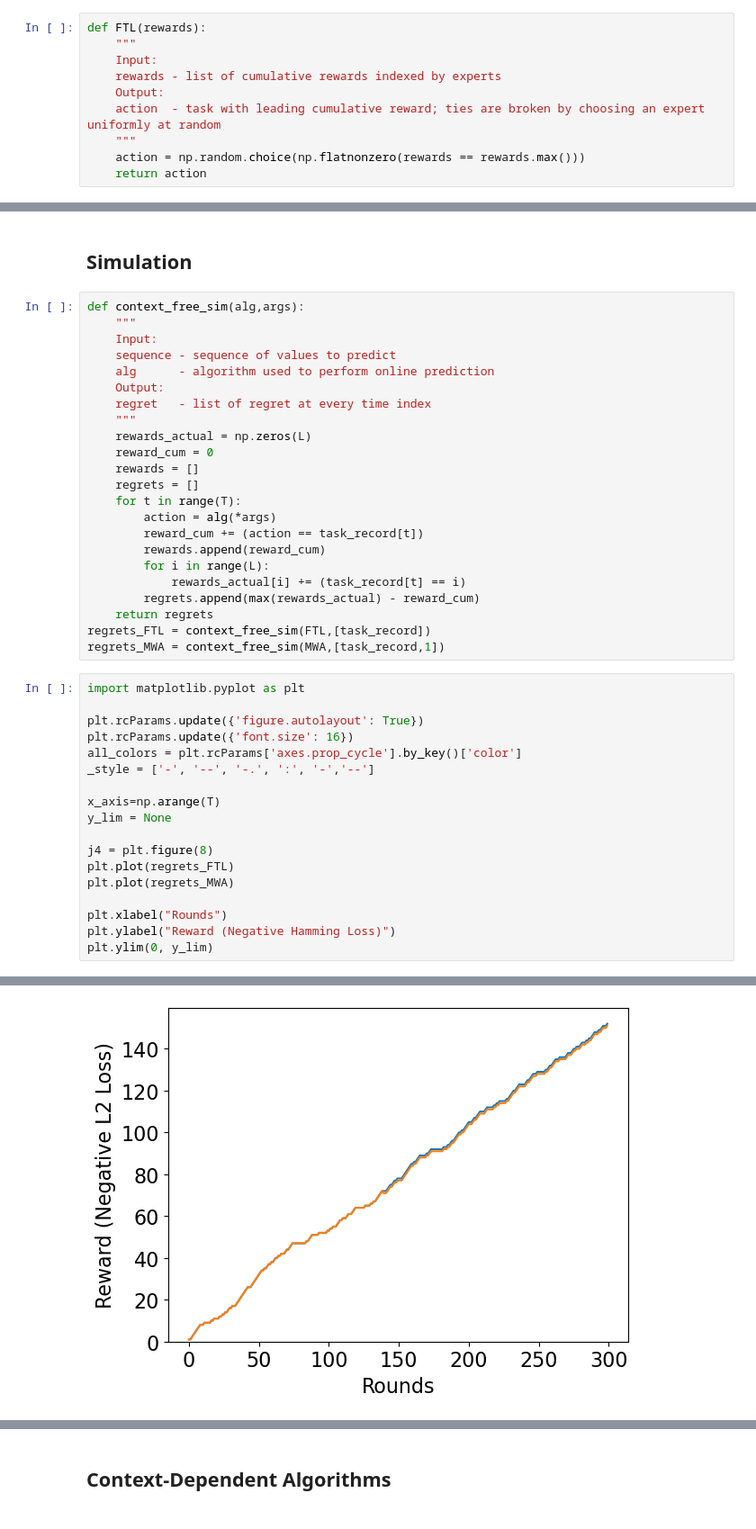
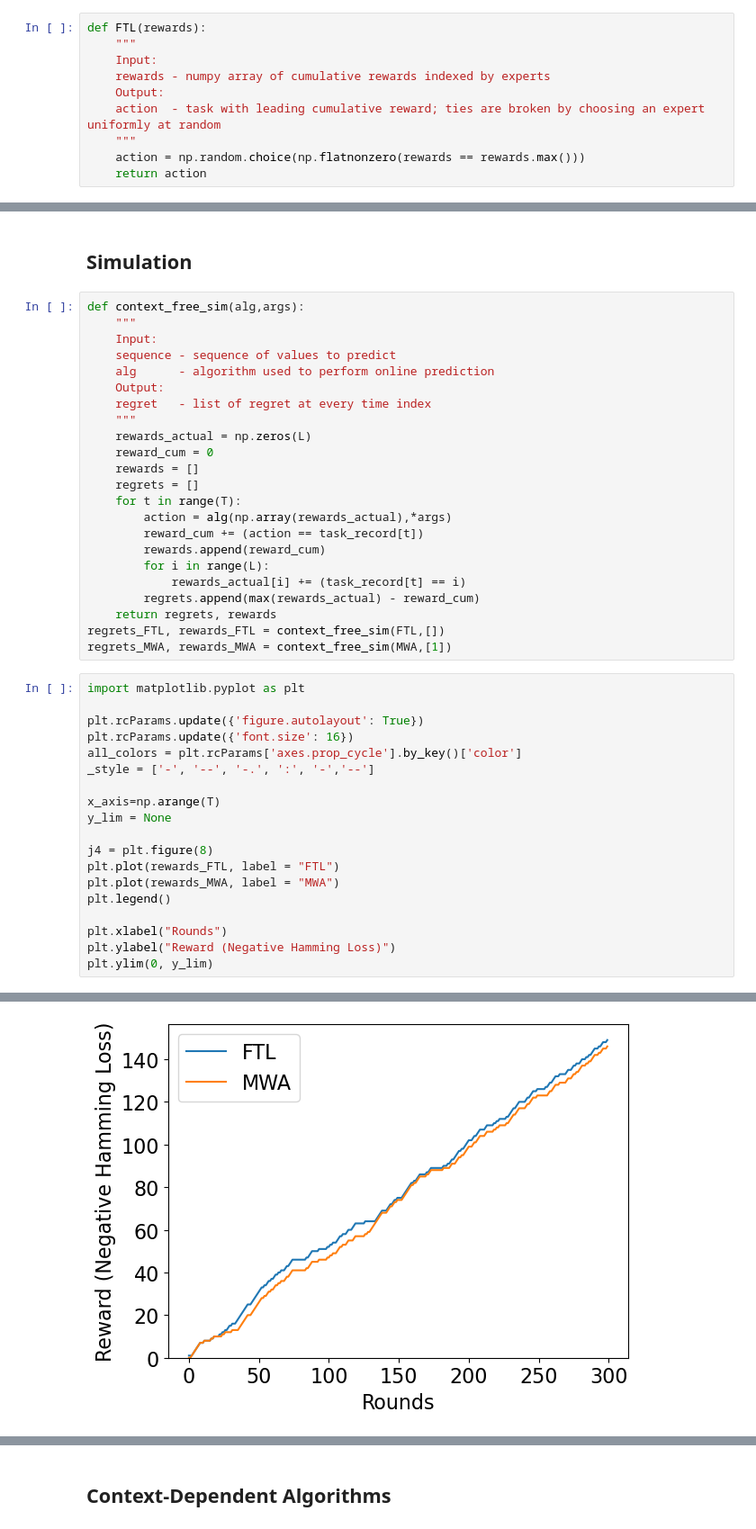
Before and after one commit to wyuan65/OnlineSubspaceRegression, a Jupyter notebook: bandits.ipynb, the cells around one changed output, grey strips where cells are left out. Shown: that part at 90% size. Cells and saved outputs as stored; diff of their text form.

```diff
--- a/bandits.ipynb
+++ b/bandits.ipynb
@@ -17,7 +17,7 @@ training_loader, testing_loader, Us, ws, task_record = create_datasets_2(totalTa
 def FTL(rewards):
     """
     Input:
-    rewards - list of cumulative rewards indexed by experts
+    rewards - numpy array of cumulative rewards indexed by experts
     Output:
     action  - task with leading cumulative reward; ties are broken by choosing an expert uniformly at random
     """
@@ -55,15 +70,15 @@ def context_free_sim(alg,args):
     rewards = []
     regrets = []
     for t in range(T):
-        action = alg(*args)
+        action = alg(np.array(rewards_actual),*args)
         reward_cum += (action == task_record[t])
         rewards.append(reward_cum)
         for i in range(L):
             rewards_actual[i] += (task_record[t] == i)
         regrets.append(max(rewards_actual) - reward_cum)
-    return regrets
-regrets_FTL = context_free_sim(FTL,[task_record])
-regrets_MWA = context_free_sim(MWA,[task_record,1])
+    return regrets, rewards
+regrets_FTL, rewards_FTL = context_free_sim(FTL,[])
+regrets_MWA, rewards_MWA = context_free_sim(MWA,[1])
 # %%
 import matplotlib.pyplot as plt
 
@@ -76,8 +91,9 @@ x_axis=np.arange(T)
 y_lim = None
 
 j4 = plt.figure(8)
-plt.plot(regrets_FTL)
-plt.plot(regrets_MWA)
+plt.plot(rewards_FTL, label = "FTL")
+plt.plot(rewards_MWA, label = "MWA")
+plt.legend()
 
 plt.xlabel("Rounds")
 plt.ylabel("Reward (Negative Hamming Loss)")
@@ -87 +103 @@ plt.ylim(0, y_lim)
-[figure, old version]
+[figure, new version]
```
Also changed, not shown: parts of 7 cells of this notebook.
